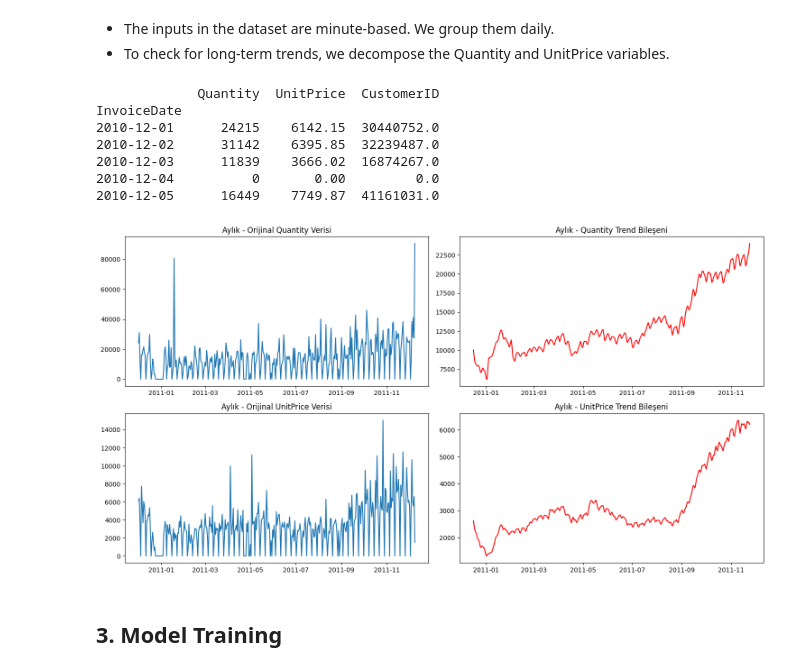
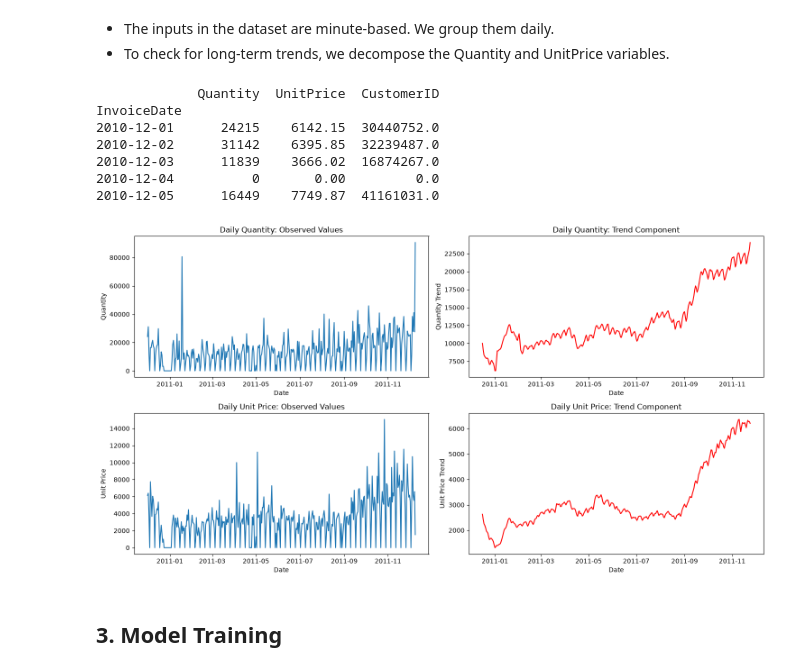
Before and after one commit to serkosi/SupplyChain-regression-classification-trials, a Jupyter notebook: regression.ipynb, the cells around one changed output. Cells and saved outputs as stored; diff of their text form; code cells hidden in the pictures.

```diff
--- a/regression.ipynb
+++ b/regression.ipynb
@@ -12,12 +12,16 @@ warnings.filterwarnings('ignore')
 
 import pandas as pd
 import numpy as np
+from pathlib import Path
 import matplotlib.pyplot as plt
 import seaborn as sns
 from sklearn.ensemble import RandomForestRegressor
 from sklearn.model_selection import train_test_split
 from sklearn.metrics import mean_squared_error
 from statsmodels.tsa.seasonal import seasonal_decompose
+
+OUTPUT_DIR = Path("output")
+OUTPUT_DIR.mkdir(parents=True, exist_ok=True)
 
 # Download and read the dataset
 url = "https://archive.ics.uci.edu/ml/machine-learning-databases/00352/Online%20Retail.xlsx"
@@ -52,48 +56,57 @@ fig, axes = plt.subplots(2, 2, figsize=(15, 8))
 
 # Monthly Quantity decomposition plots
 axes[0, 0].plot(decomp_monthly_quantity.observed, label="Original Quantity Data")
-axes[0, 0].set_title("Monthly - Original Quantity Data")
+axes[0, 0].set_title("Daily Quantity: Observed Values")
+axes[0, 0].set_xlabel("Date")
+axes[0, 0].set_ylabel("Quantity")
 axes[0, 1].plot(decomp_monthly_quantity.trend, label="Trend Component", color="red")
-axes[0, 1].set_title("Monthly - Quantity Trend Component")
+axes[0, 1].set_title("Daily Quantity: Trend Component")
+axes[0, 1].set_xlabel("Date")
+axes[0, 1].set_ylabel("Quantity Trend")
 
 # Monthly UnitPrice decomposition plots
 axes[1, 0].plot(decomp_monthly_price.observed, label="Original UnitPrice Data")
-axes[1, 0].set_title("Monthly - Original UnitPrice Data")
+axes[1, 0].set_title("Daily Unit Price: Observed Values")
+axes[1, 0].set_xlabel("Date")
+axes[1, 0].set_ylabel("Unit Price")
 axes[1, 1].plot(decomp_monthly_price.trend, label="Trend Component", color="red")
-axes[1, 1].set_title("Monthly - UnitPrice Trend Component")
+axes[1, 1].set_title("Daily Unit Price: Trend Component")
+axes[1, 1].set_xlabel("Date")
+axes[1, 1].set_ylabel("Unit Price Trend")
 
 plt.tight_layout()
+plt.savefig(OUTPUT_DIR / "regression_seasonal_decomposition.png", dpi=300, bbox_inches="tight")
 plt.show()
 
 # Fill NaN values for Quantity decomposition
 df["Quantity_Trend"] = decomp_monthly_quantity.trend
-df["Quantity_Trend"].fillna(df["Quantity_Trend"].mean(), inplace=True)
+df["Quantity_Trend"] = df["Quantity_Trend"].fillna(df["Quantity_Trend"].mean())
 df.reset_index(inplace=True)
 df["Month"] = df["InvoiceDate"].dt.month
 df["WeekOfYear"] = df["InvoiceDate"].dt.isocalendar().week
 
 # Features to use
 features = [
     "UnitPrice",
     "Month",
     "WeekOfYear",
 ]
 target = "Quantity_Trend"
 
 X = df[features]
 y = df[target]
 
 # Split into training & test sets
 X_train, X_test, y_train, y_test = train_test_split(X, y, test_size=0.2, random_state=42)
 # %% [output]
              Quantity  UnitPrice  CustomerID
 InvoiceDate
 2010-12-01      24215    6142.15  30440752.0
 2010-12-02      31142    6395.85  32239487.0
 2010-12-03      11839    3666.02  16874267.0
 2010-12-04          0       0.00         0.0
 2010-12-05      16449    7749.87  41161031.0
-[figure, old version]
+[figure, new version]
 # %% [markdown]
 ## 3. Model Training
 # %% [markdown]
```
Also changed, not shown: parts of 1 cell of this notebook, 8 other files.
